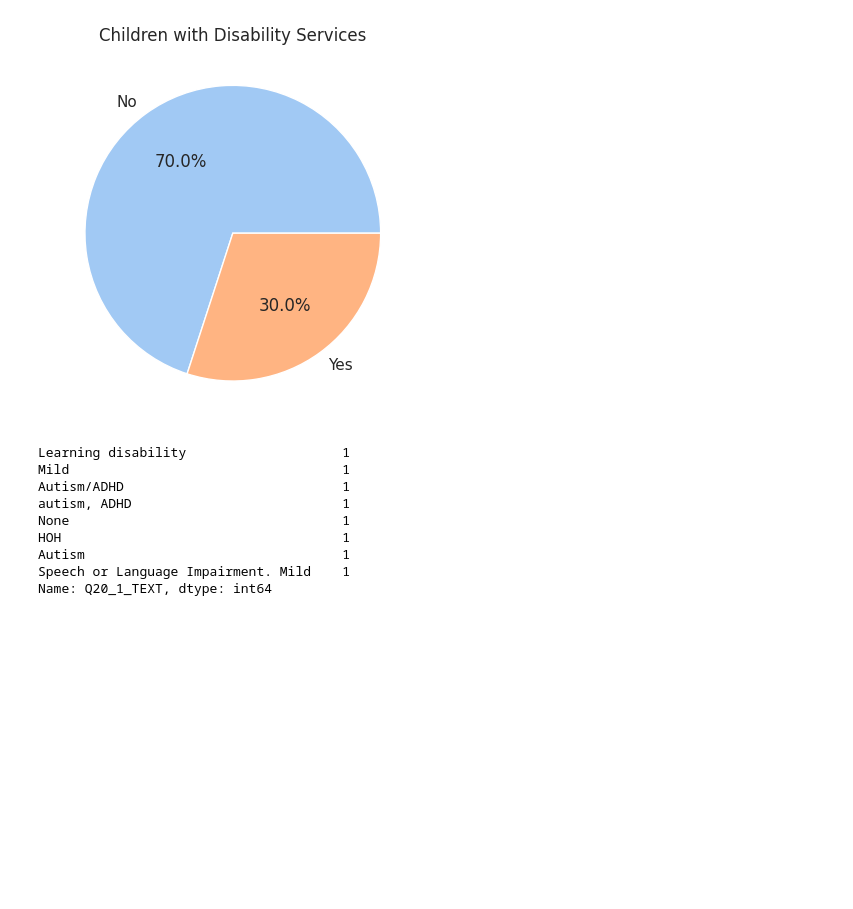
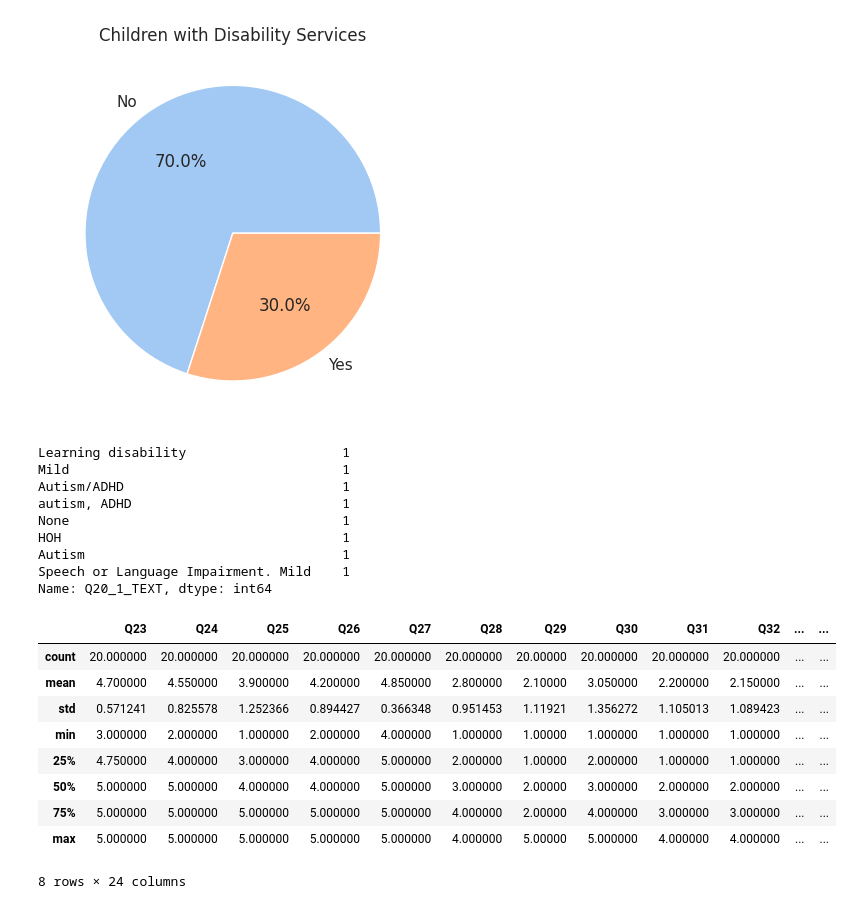
Before and after one commit to lozo6/slp-survey-analytics, a Jupyter notebook: visual.ipynb, the cells around one changed output. Saved outputs shown, nothing was run; the diff lists cells and outputs as text; code cells hidden in the pictures; blank space fills up the shorter version.

```diff
--- a/visual.ipynb
+++ b/visual.ipynb
@@ -121,3 +121,16 @@ questions = ['Q23', 'Q24', 'Q25', 'Q26', 'Q27', 'Q28', 'Q29', 'Q30', 'Q31',
         'Q42', 'Q43', 'Q44', 'Q45', 'Q46']
 questions_describe = df[questions].describe()
 questions_describe.to_csv('data/englishDescriptiveStatistics.csv')
+# %%
+questions_describe
+# %% [output]
+|  | Q23 | Q24 | Q25 | Q26 | Q27 | Q28 | Q29 | Q30 | Q31 | Q32 | ... | ... |
+| count | 20.000000 | 20.000000 | 20.000000 | 20.000000 | 20.000000 | 20.000000 | 20.00000 | 20.000000 | 20.000000 | 20.000000 | ... | ... |
+| mean | 4.700000 | 4.550000 | 3.900000 | 4.200000 | 4.850000 | 2.800000 | 2.10000 | 3.050000 | 2.200000 | 2.150000 | ... | ... |
+| std | 0.571241 | 0.825578 | 1.252366 | 0.894427 | 0.366348 | 0.951453 | 1.11921 | 1.356272 | 1.105013 | 1.089423 | ... | ... |
+| min | 3.000000 | 2.000000 | 1.000000 | 2.000000 | 4.000000 | 1.000000 | 1.00000 | 1.000000 | 1.000000 | 1.000000 | ... | ... |
+| 25% | 4.750000 | 4.000000 | 3.000000 | 4.000000 | 5.000000 | 2.000000 | 1.00000 | 2.000000 | 1.000000 | 1.000000 | ... | ... |
+| 50% | 5.000000 | 5.000000 | 4.000000 | 4.000000 | 5.000000 | 3.000000 | 2.00000 | 3.000000 | 2.000000 | 2.000000 | ... | ... |
+| 75% | 5.000000 | 5.000000 | 5.000000 | 5.000000 | 5.000000 | 4.000000 | 2.00000 | 4.000000 | 3.000000 | 3.000000 | ... | ... |
+| max | 5.000000 | 5.000000 | 5.000000 | 5.000000 | 5.000000 | 4.000000 | 5.00000 | 5.000000 | 4.000000 | 4.000000 | ... | ... |
+8 rows × 24 columns
```
Also changed, not shown: parts of 1 cell of this notebook, 2 other files.
